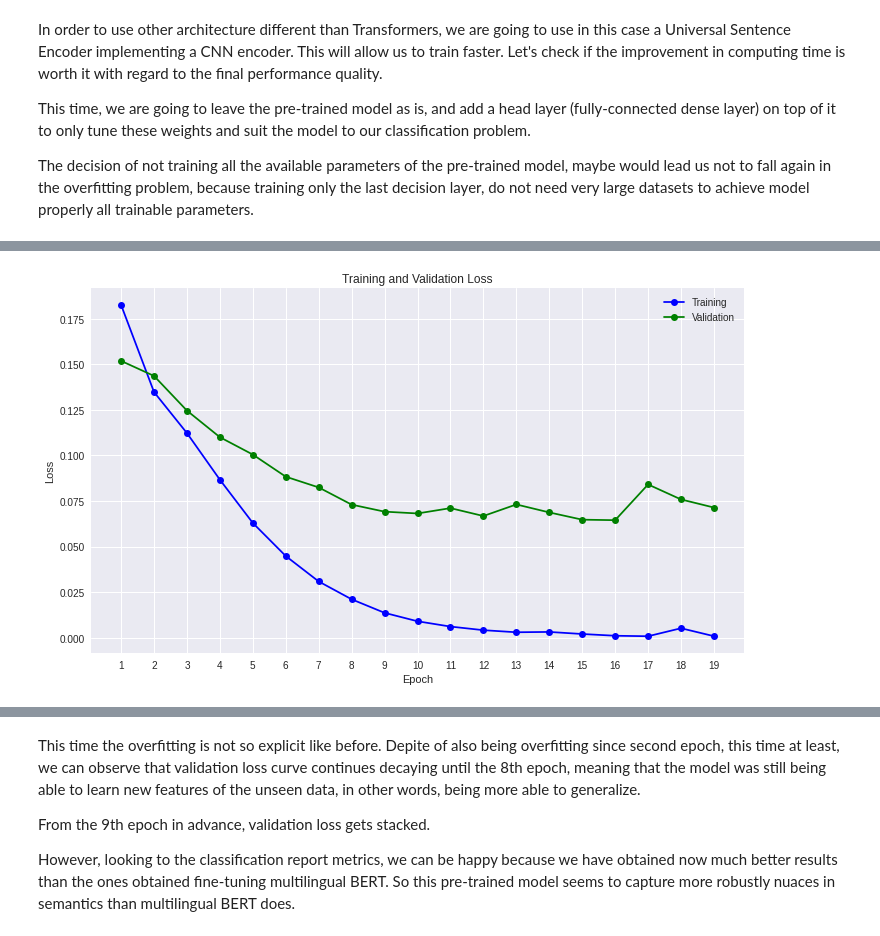
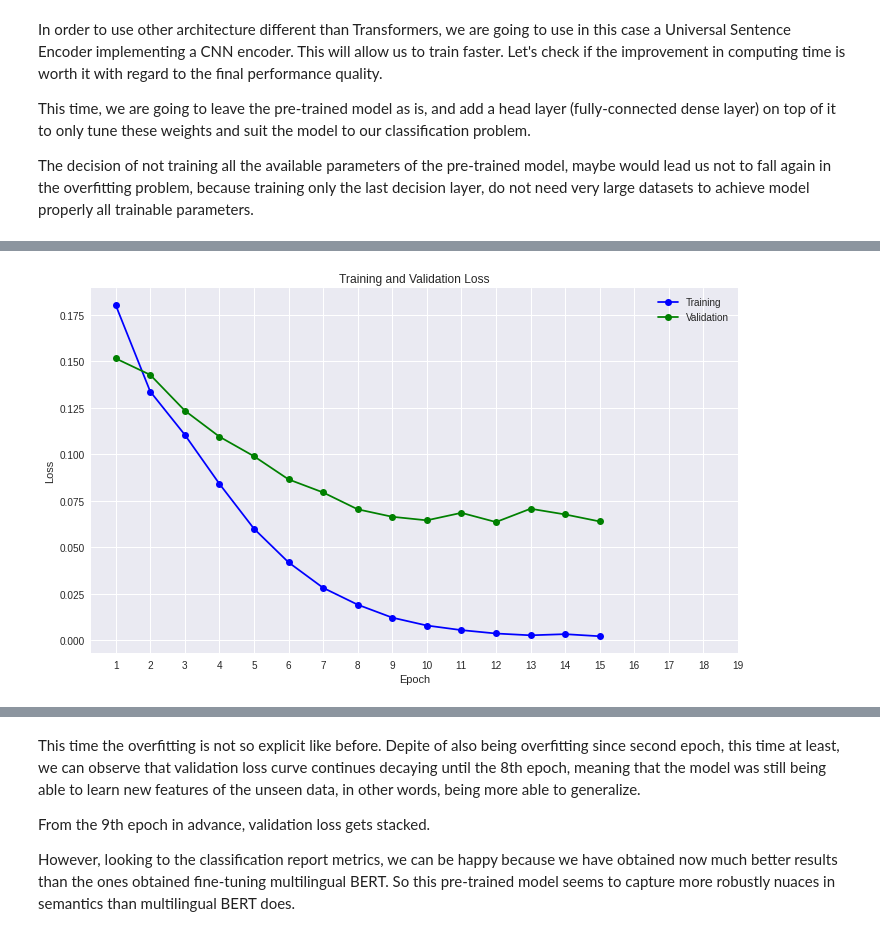
Before and after one commit to GuishePerez/Claim-Identification, a Jupyter notebook: notebooks/claim_identification.ipynb, the cells around one changed output, grey strips where cells are left out. Saved outputs shown, nothing was run; the diff lists cells and outputs as text; code cells hidden in the pictures.

```diff
--- a/notebooks/claim_identification.ipynb
+++ b/notebooks/claim_identification.ipynb
@@ -303,8 +306,7 @@ class BertTrainValidateTest:
       for name, param in self.model.named_parameters():
         if 'classifier' not in name:
           param.requires_grad = False
-    else:
-      pass
+
     self.model.to(device)
     print(self.model)
     return self
@@ -789,7 +791,7 @@ def build_model(model_url, num_labels):
   hidden_layer = tf.keras.layers.Dense(units=512, activation='relu')(embedding_layer)
   layer_norm = tf.keras.layers.BatchNormalization()(hidden_layer)
   layer_dropout = tf.keras.layers.Dropout(0.4)(layer_norm)
-  output_layer = tf.keras.layers.Dense(units=num_labels, activation='sigmoid')(hidden_layer)
+  output_layer = tf.keras.layers.Dense(units=1, activation='sigmoid')(hidden_layer)
 
   model = tf.keras.Model(inputs=input_layer, outputs=output_layer)
 
@@ -845,7 +847,7 @@ def f1(y_true,
 model.compile(optimizer='adam', loss='binary_crossentropy', metrics=['accuracy', f1, precision, recall])
 # %%
 # Callbacks
-checkpointer = tf.keras.callbacks.ModelCheckpoint(filepath='drive/My Drive/Colab Notebooks/best-model.hdf5',
+checkpointer = tf.keras.callbacks.ModelCheckpoint(filepath='drive/MyDrive/ColabNotebooks/claim_check_worthiness/best-model.hdf5',
                                                   verbose=True,
                                                   save_best_only=True)
 earlystopper = tf.keras.callbacks.EarlyStopping(monitor='val_loss',
@@ -867,8 +879,8 @@ np.random.seed(seed_val)
 tf.random.set_seed(seed_val)
 # %%
 model.fit(x=train_text['text'].values,
-          y=y_train,
-          validation_data=(val_text['text'].values, y_val),
+          y=train_text['claim'].values.reshape(-1, 1).astype('float32'),
+          validation_data=(val_text['text'].values, val_text['claim'].values.reshape(-1,1).astype('float32')),
           epochs=epochs,
           batch_size=batch_size,
           shuffle=True,
@@ -897,15 +909,15 @@ history = model.history
 # %%
 f, ax = plt.subplots(figsize=(10, 6))
 ax.set_title("Training and Validation Loss")
-ax.plot(np.arange(1, epochs, 1), history.history['loss'], 'b-o', label='Training')
-ax.plot(np.arange(1, epochs, 1), history.history['val_loss'], 'g-o', label="Validation")
+ax.plot(np.arange(1, 16, 1), history.history['loss'], 'b-o', label='Training')
+ax.plot(np.arange(1, 16, 1), history.history['val_loss'], 'g-o', label="Validation")
 ax.set_xlabel("Epoch")
 ax.set_ylabel("Loss")
 ax.legend()
 ax.set_xticks(np.arange(1, epochs, 1))
 plt.tight_layout()
 # %% [output]
-[figure, old version]
+[figure, new version]
 # %%
 df_stats = pd.DataFrame({"Training Loss": history.history['loss'],
                          "Valid. Loss": history.history['val_loss'],
```
Also changed, not shown: parts of 15 cells of this notebook, 1 other file.
